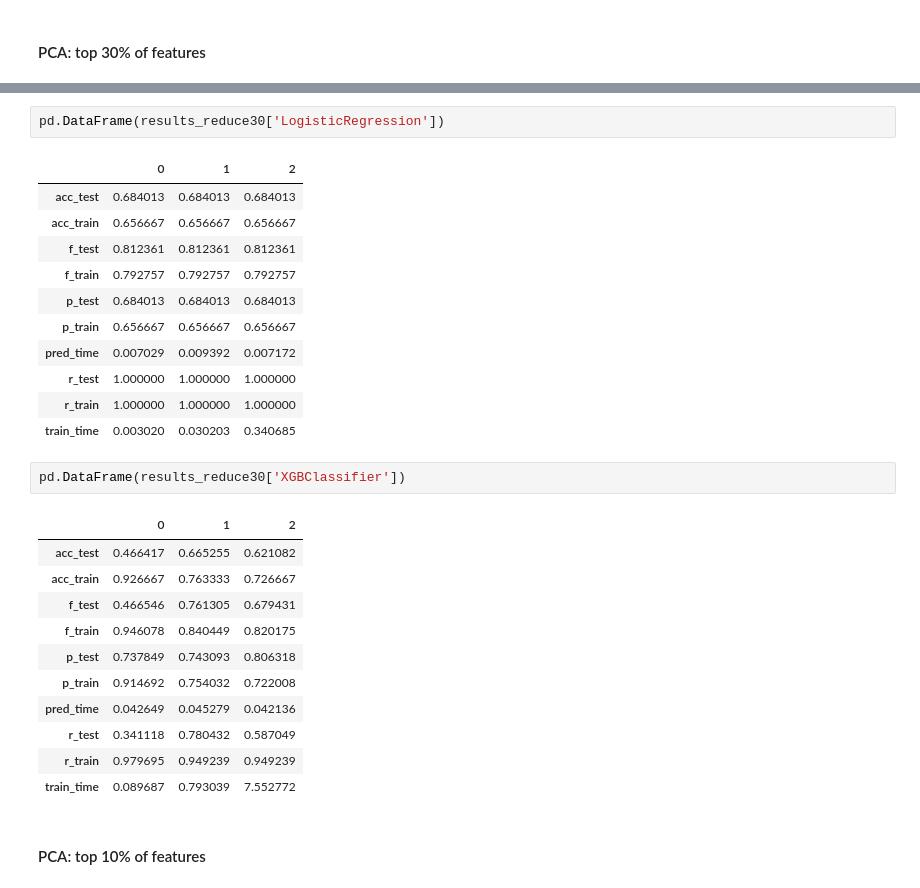
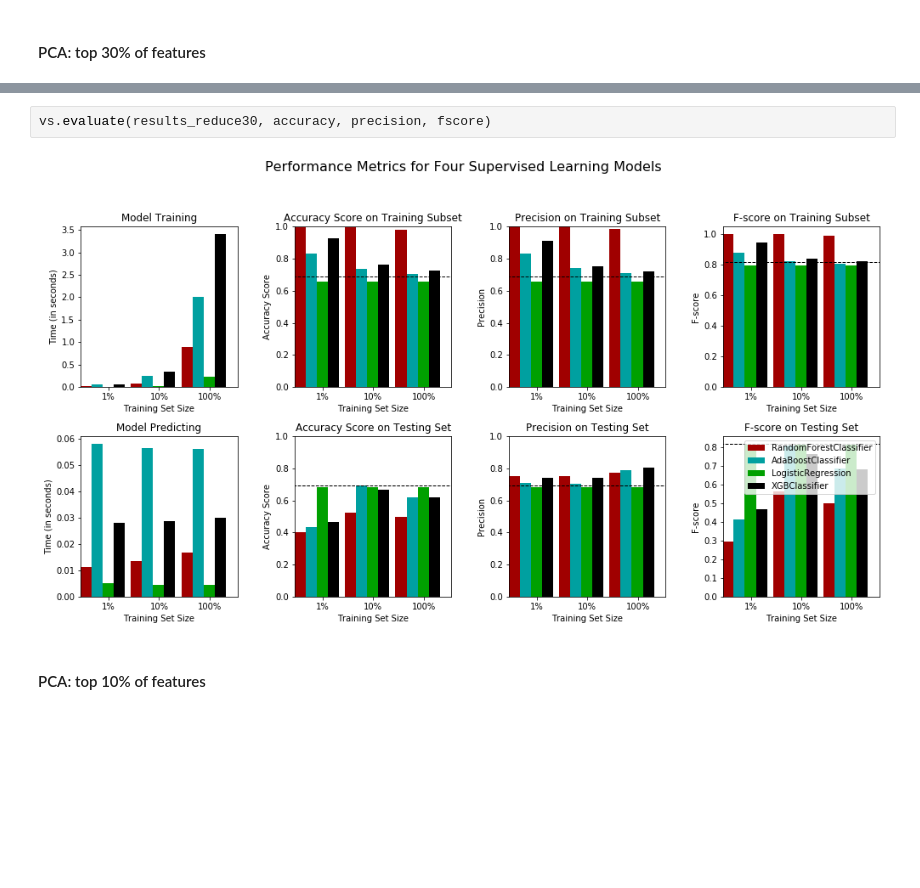
Before and after one commit to eskrav/udacity-machine-learning, a Jupyter notebook: capstone-project/capstone_project.ipynb, the cells around one changed output, grey strips where cells are left out. Drawn from its saved outputs; the diff is of its cells as text; blank space fills up the shorter version.

```diff
--- a/capstone-project/capstone_project.ipynb
+++ b/capstone-project/capstone_project.ipynb
@@ -1479,31 +1295,7 @@ pd.DataFrame(results_reduce30['AdaBoostClassifier'])
-# %%
-pd.DataFrame(results_reduce30['LogisticRegression'])
-# %% [output]
-|  | 0 | 1 | 2 |
-| acc_test | 0.684013 | 0.684013 | 0.684013 |
-| acc_train | 0.656667 | 0.656667 | 0.656667 |
-| f_test | 0.812361 | 0.812361 | 0.812361 |
-| f_train | 0.792757 | 0.792757 | 0.792757 |
-| p_test | 0.684013 | 0.684013 | 0.684013 |
-| p_train | 0.656667 | 0.656667 | 0.656667 |
-| pred_time | 0.007029 | 0.009392 | 0.007172 |
-| r_test | 1.000000 | 1.000000 | 1.000000 |
-| r_train | 1.000000 | 1.000000 | 1.000000 |
-| train_time | 0.003020 | 0.030203 | 0.340685 |
-# %%
-pd.DataFrame(results_reduce30['XGBClassifier'])
-# %% [output]
-|  | 0 | 1 | 2 |
-| acc_test | 0.466417 | 0.665255 | 0.621082 |
-| acc_train | 0.926667 | 0.763333 | 0.726667 |
-| f_test | 0.466546 | 0.761305 | 0.679431 |
-| f_train | 0.946078 | 0.840449 | 0.820175 |
-| p_test | 0.737849 | 0.743093 | 0.806318 |
-| p_train | 0.914692 | 0.754032 | 0.722008 |
-| pred_time | 0.042649 | 0.045279 | 0.042136 |
-| r_test | 0.341118 | 0.780432 | 0.587049 |
-| r_train | 0.979695 | 0.949239 | 0.949239 |
-| train_time | 0.089687 | 0.793039 | 7.552772 |
+# %%
+vs.evaluate(results_reduce30, accuracy, precision, fscore)
+# %% [output]
+[figure, added]
 # %% [markdown]
 #### PCA: top 10% of features
 # %%
```
Also changed, not shown: parts of 80 cells of this notebook.
